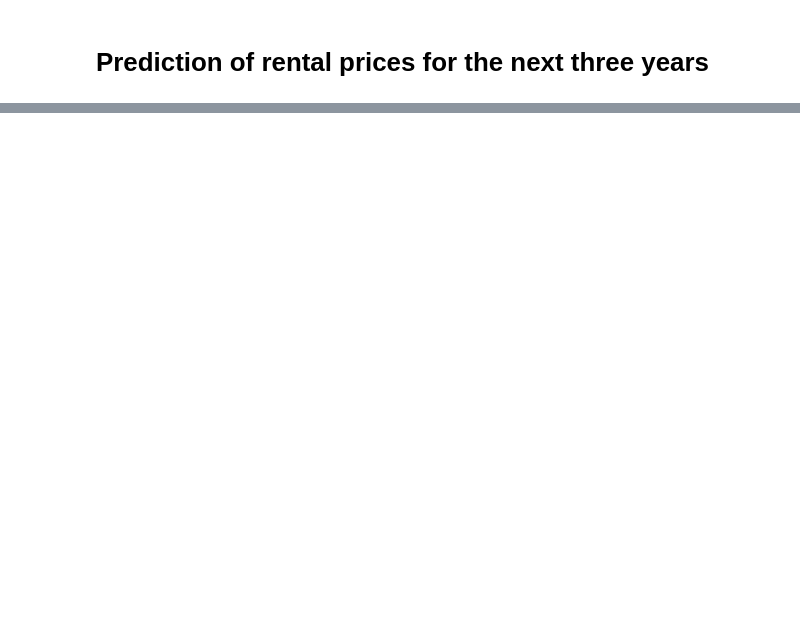
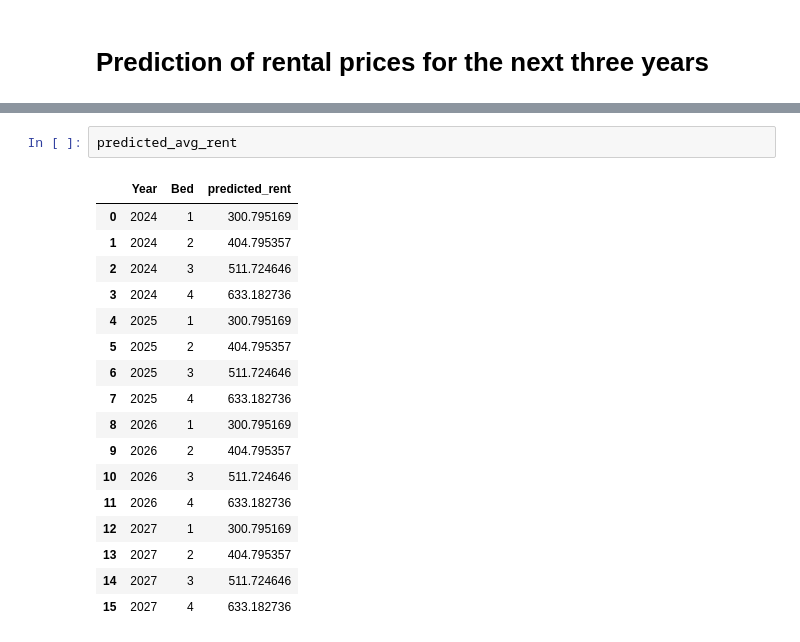
Before and after one commit to MAST30034-AppliedDataScience/project-2-group-real-estate-industry-project-16, a Jupyter notebook: models/LightGBM.ipynb, the cells around one changed output, grey strips where cells are left out. Saved outputs shown, nothing was run; the diff lists cells and outputs as text; blank space fills up the shorter version.

```diff
--- a/models/LightGBM.ipynb
+++ b/models/LightGBM.ipynb
@@ -207,0 +220,20 @@ plt.show()
+# %%
+predicted_avg_rent
+# %% [output]
+|  | Year | Bed | predicted_rent |
+| 0 | 2024 | 1 | 300.795169 |
+| 1 | 2024 | 2 | 404.795357 |
+| 2 | 2024 | 3 | 511.724646 |
+| 3 | 2024 | 4 | 633.182736 |
+| 4 | 2025 | 1 | 300.795169 |
+| 5 | 2025 | 2 | 404.795357 |
+| 6 | 2025 | 3 | 511.724646 |
+| 7 | 2025 | 4 | 633.182736 |
+| 8 | 2026 | 1 | 300.795169 |
+| 9 | 2026 | 2 | 404.795357 |
+| 10 | 2026 | 3 | 511.724646 |
+| 11 | 2026 | 4 | 633.182736 |
+| 12 | 2027 | 1 | 300.795169 |
+| 13 | 2027 | 2 | 404.795357 |
+| 14 | 2027 | 3 | 511.724646 |
+| 15 | 2027 | 4 | 633.182736 |
```
Also changed, not shown: parts of 7 cells of this notebook, 3 other files.
